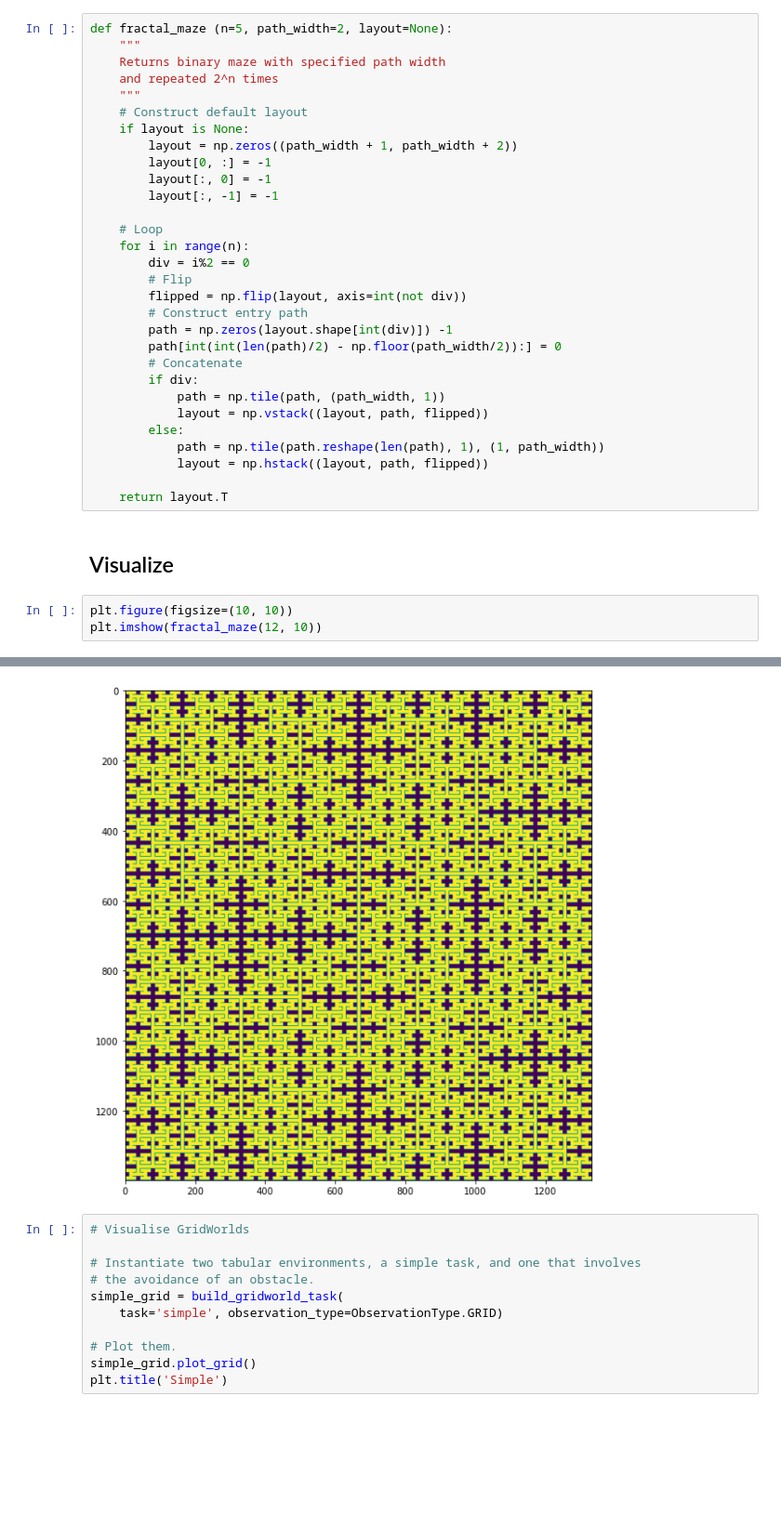
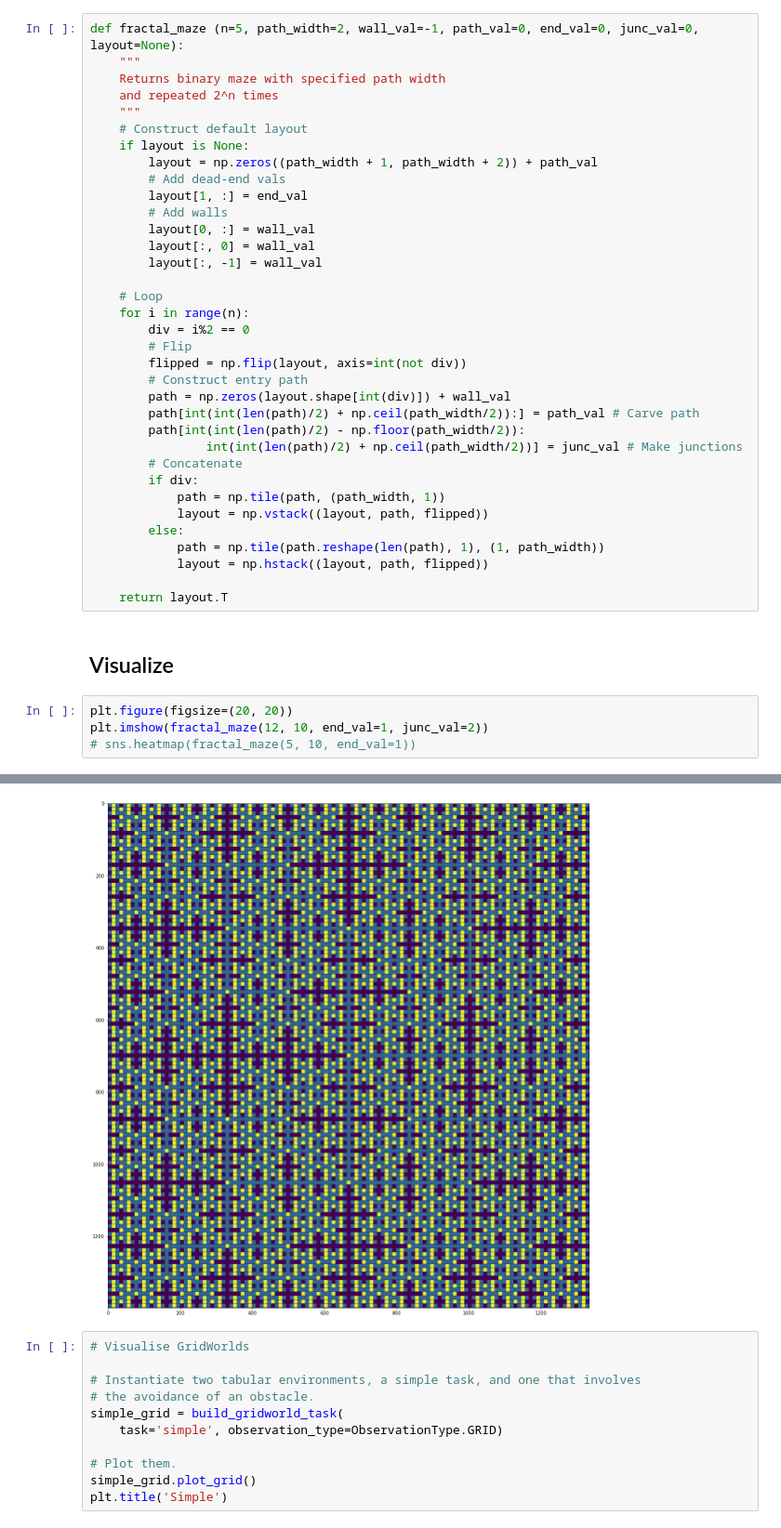
Before and after one commit to RajanDasgupta/agent-azur, a Jupyter notebook: maze/make_maze.ipynb, the cells around one changed output, grey strips where cells are left out. Shown at 93% size. Cells and saved outputs as stored; diff of their text form; blank space fills up the shorter version.

```diff
--- a/maze/make_maze.ipynb
+++ b/maze/make_maze.ipynb
@@ -550,17 +550,20 @@ layout = np.insert(layout, int(layout.shape[1]*4/5)+4, path, axis=0)
 # %% [markdown]
 ## Fractal
 # %%
-def fractal_maze (n=5, path_width=2, layout=None):
+def fractal_maze (n=5, path_width=2, wall_val=-1, path_val=0, end_val=0, junc_val=0, layout=None):
     """
     Returns binary maze with specified path width
     and repeated 2^n times
     """
     # Construct default layout
     if layout is None:
-        layout = np.zeros((path_width + 1, path_width + 2))
-        layout[0, :] = -1
-        layout[:, 0] = -1
-        layout[:, -1] = -1
+        layout = np.zeros((path_width + 1, path_width + 2)) + path_val
+        # Add dead-end vals
+        layout[1, :] = end_val
+        # Add walls
+        layout[0, :] = wall_val
+        layout[:, 0] = wall_val
+        layout[:, -1] = wall_val
 
     # Loop
     for i in range(n):
@@ -568,8 +571,10 @@ def fractal_maze (n=5, path_width=2, layout=None):
         # Flip
         flipped = np.flip(layout, axis=int(not div))
         # Construct entry path
-        path = np.zeros(layout.shape[int(div)]) -1
-        path[int(int(len(path)/2) - np.floor(path_width/2)):] = 0
+        path = np.zeros(layout.shape[int(div)]) + wall_val
+        path[int(int(len(path)/2) + np.ceil(path_width/2)):] = path_val # Carve path
+        path[int(int(len(path)/2) - np.floor(path_width/2)):
+                int(int(len(path)/2) + np.ceil(path_width/2))] = junc_val # Make junctions
         # Concatenate
         if div:
             path = np.tile(path, (path_width, 1))
@@ -582,11 +587,12 @@ def fractal_maze (n=5, path_width=2, layout=None):
 # %% [markdown]
 ## Visualize
 # %%
-plt.figure(figsize=(10, 10))
-plt.imshow(fractal_maze(12, 10))
+plt.figure(figsize=(20, 20))
+plt.imshow(fractal_maze(12, 10, end_val=1, junc_val=2))
+# sns.heatmap(fractal_maze(5, 10, end_val=1))
 # %% [output]
 <matplotlib.image.AxesImage at 0x...>
-[figure, old version]
+[figure, new version]
 # %%
 # Visualise GridWorlds
 
```
